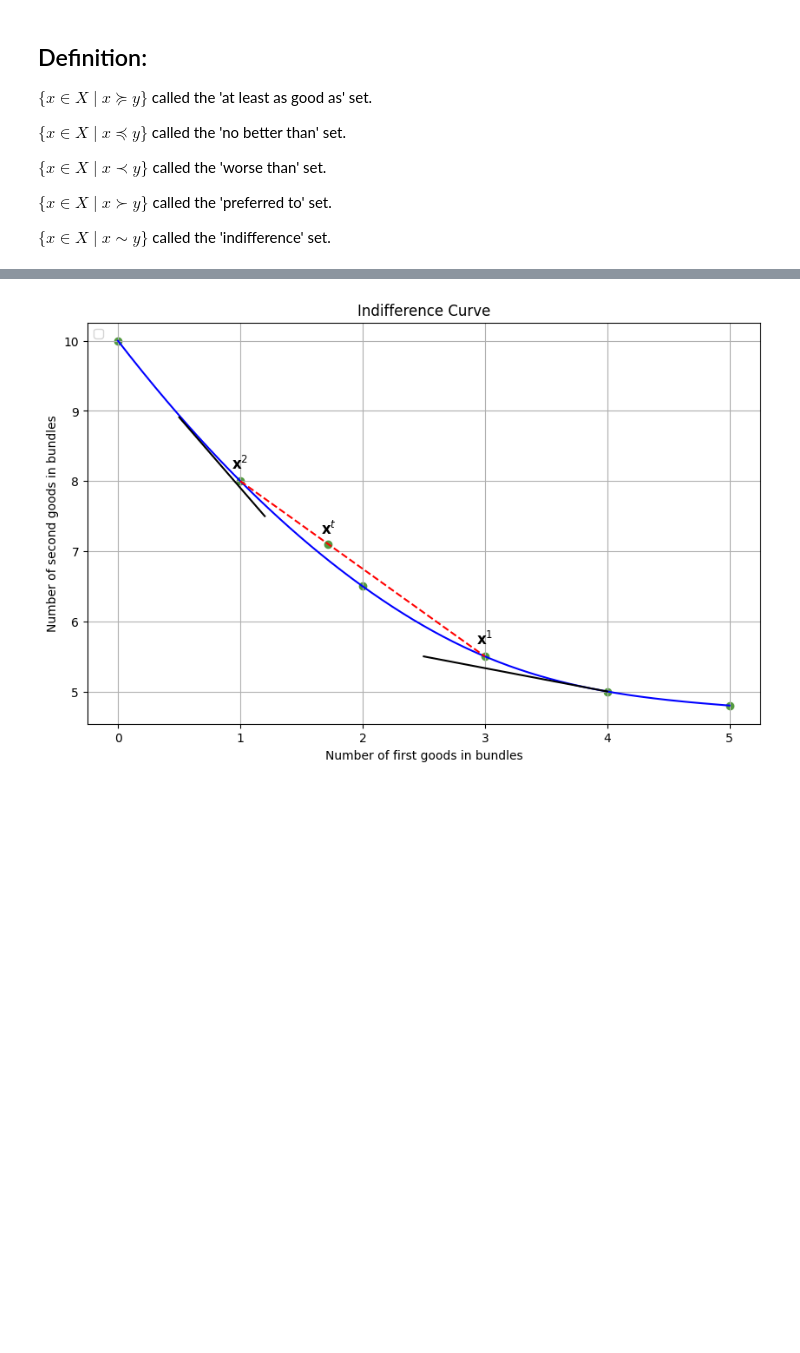
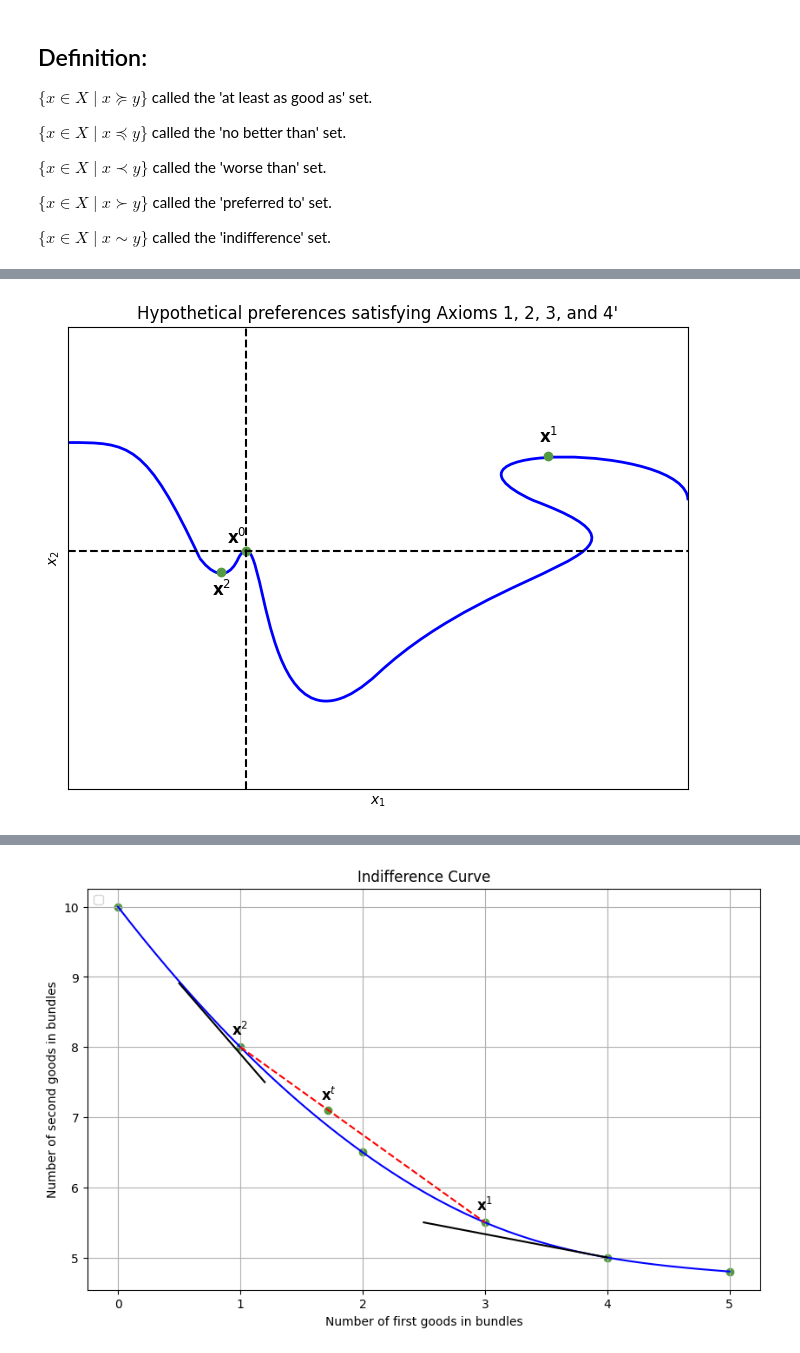
Before and after one commit to mjavadg/Advanced-Microeconomics_Fall2024, a Jupyter notebook: 9th session rational axioms part 3.ipynb.ipynb, the cells around one changed output, grey strips where cells are left out. Saved outputs shown, nothing was run; the diff lists cells and outputs as text; code cells hidden in the pictures; blank space fills up the shorter version.

```diff
--- a/9th session rational axioms part 3.ipynb.ipynb
+++ b/9th session rational axioms part 3.ipynb.ipynb
@@ -383,2 +374,86 @@ plt.show()
+# %%
+import numpy as np
+import matplotlib.pyplot as plt
+from matplotlib.path import Path
+from matplotlib.patches import PathPatch
+
+vertices1 = [
+    (0, 10),
+    (0.4, 10),
+    (0.5, 10),
+    (0.85, 9)
+]
+
+vertices_line1 = [
+    (0.85, 9),
+    (0.85, 9),
+    (1, 8.7),
+    (1.1, 9)
+]
+
+vertices_line2 = [
+    (1.1, 9),
+    (1.3, 9.5),
+    (1.2, 7),
+    (2, 8)
+]
+
+vertices_line3 = [
+    (2, 8),
+    (2.8, 9),
+    (4, 9),
+    (3, 9.5)
+]
+
+vertices_line4 = [
+    (3, 9.5),
+    (2.2, 10),
+    (4, 10),
+    (4, 9.5)
+]
+
+vertices = vertices1 + vertices_line1 + vertices_line2 + vertices_line3 + vertices_line4
+
+codes = [
+    Path.MOVETO, Path.CURVE4, Path.CURVE4, Path.LINETO,
+    Path.MOVETO, Path.CURVE4, Path.CURVE4, Path.LINETO,
+    Path.MOVETO, Path.CURVE4, Path.CURVE4, Path.LINETO,
+    Path.MOVETO, Path.CURVE4, Path.CURVE4, Path.LINETO,
+    Path.MOVETO, Path.CURVE4, Path.CURVE4, Path.LINETO
+]
+
+path_gap = Path(vertices1, codes[:4])
+gap_patch = PathPatch(path_gap, facecolor='none', lw=2, edgecolor='blue', linestyle='-')
+
+path_lines = Path(vertices_line1 + vertices_line2 + vertices_line3 + vertices_line4, codes[4:])
+lines_patch = PathPatch(path_lines, facecolor='none', lw=2, edgecolor='blue')
+
+fig, ax = plt.subplots(figsize=(8, 6))
+
+ax.add_patch(gap_patch)
+ax.add_patch(lines_patch)
+
+# Scatter points and annotations
+plt.scatter(0.99, 8.88, color='#549A40')
+plt.annotate(r'$\mathbf{x}^2$', (0.99, 8.55), textcoords="offset points", xytext=(0,10), ha='center', fontsize=12, color='black')
+plt.scatter(3.1, 9.88, color='#549A40')
+plt.annotate(r'$\mathbf{x}^1$', (3.1, 9.88), textcoords="offset points", xytext=(0,10), ha='center', fontsize=12, color='black')
+plt.scatter(1.15, 9.06, color='#549A40')
+plt.annotate(r'$\mathbf{x}^0$', (1.09, 9.), textcoords="offset points", xytext=(0,10), ha='center', fontsize=12, color='black')
+
+# Draw horizontal and vertical lines
+plt.axhline(y=9.06, color='black', linestyle='--')  # Horizontal line at y = 9.06
+plt.axvline(x=1.15, color='black', linestyle='--')  # Vertical line at x = 1.15
+
+plt.xticks([])
+plt.yticks([])
+ax.set_xlim(0, 4)
+ax.set_ylim(7, 11)
+ax.set_xlabel('$x_1$')
+ax.set_ylabel('$x_2$')
+ax.set_title("Hypothetical preferences satisfying Axioms 1, 2, 3, and 4'")
+plt.show()
+# %% [output]
+[figure, added]
 # %% [markdown]
 $$
```
Also changed, not shown: parts of 16 cells of this notebook.
